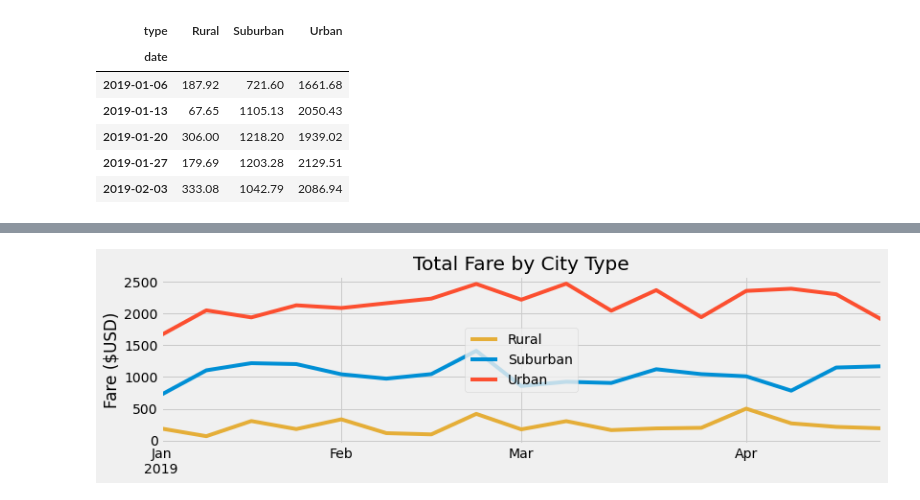
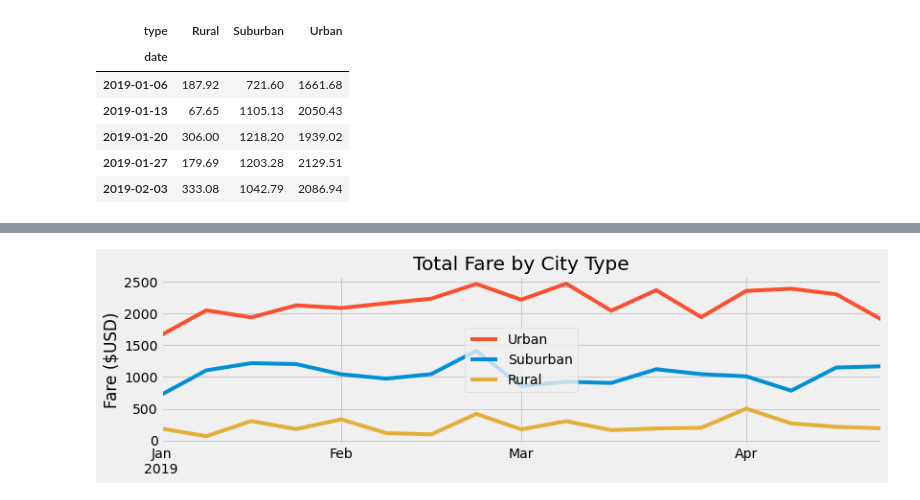
Before and after one commit to juliomeza/PyBer_Analysis, a Jupyter notebook: PyBer_Challenge.ipynb, the cells around one changed output, grey strips where cells are left out. Drawn from its saved outputs; the diff is of its cells as text; code cells hidden in the pictures.

Commit message:
Improving the summary colors configuration

```diff
--- a/PyBer_Challenge.ipynb
+++ b/PyBer_Challenge.ipynb
@@ -252,3 +252,7 @@ fares_per_week_df.head()
 | 2019-01-20 | 306.00 | 1218.20 | 1939.02 |
 | 2019-01-27 | 179.69 | 1203.28 | 2129.51 |
 | 2019-02-03 | 333.08 | 1042.79 | 2086.94 |
+# %%
+# Changing the columns Order (Improved chart reading)
+fares_per_week_df = fares_per_week_df[['Urban', 'Suburban', 'Rural']]
+fares_per_week_df.head()
@@ -255,24 +267,21 @@ fares_per_week_df.head()
 # %%
 # 8. Using the object-oriented interface method, plot the resample DataFrame using the df.plot() function.
 
 # Import the style from Matplotlib.
 from matplotlib import style
 # Use the graph style fivethirtyeight.
 style.use('fivethirtyeight')
 
-colors = ["gold", "lightskyblue", "lightcoral"]
-
-
-
+#colors = ["gold", "lightskyblue", "lightcoral"]
 
 fares_per_week_df.plot(figsize=(12,3), color={"Rural": "#e5ae38", "Suburban": "#008fd5", "Urban": "#fc4f30"})
 
 plt.title('Total Fare by City Type')
 plt.ylabel('Fare ($USD)')
 plt.xlabel(None)
 plt.yticks(np.arange(0,2510,500))
 plt.legend(loc='center')
 plt.savefig('analysis/PyBer_fare_summary.png')
 plt.show()
 # %% [output]
-[figure, old version]
+[figure, new version]
```
Also changed, not shown: parts of 2 cells of this notebook, 1 other file.
